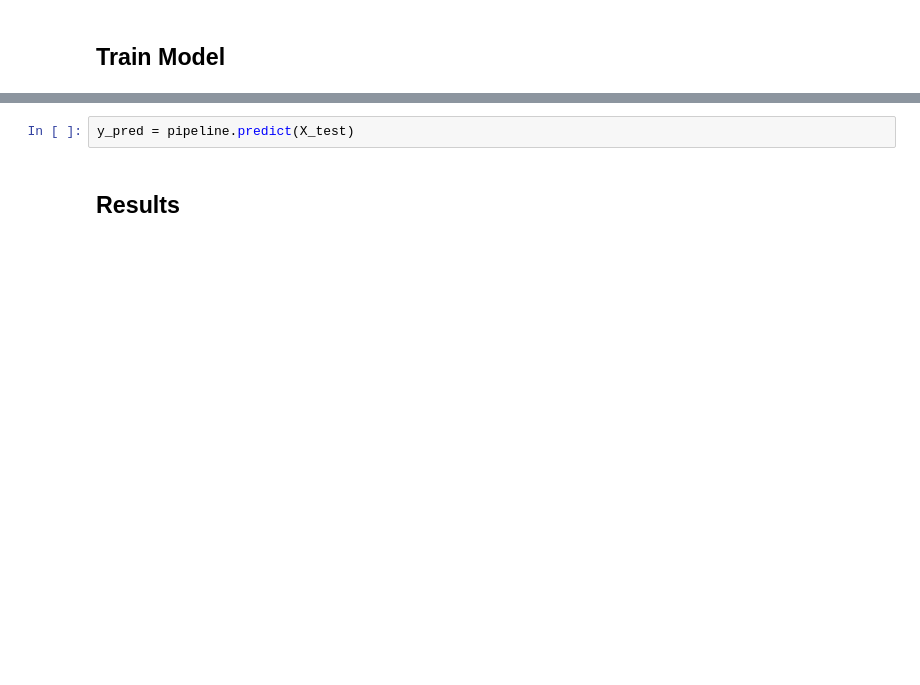
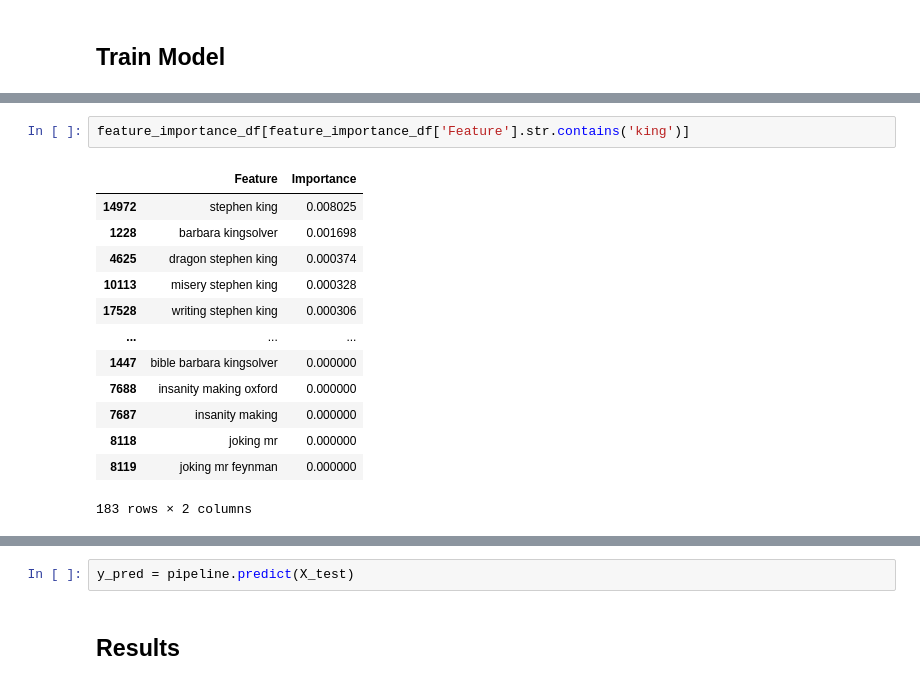
Before and after one commit to caseynator123/EDP_assigment2, a Jupyter notebook: ml/ml_analysis_dt.ipynb, the cells around one changed output, grey strips where cells are left out. Saved outputs shown, nothing was run; the diff lists cells and outputs as text; blank space fills up the shorter version.

```diff
--- a/ml/ml_analysis_dt.ipynb
+++ b/ml/ml_analysis_dt.ipynb
@@ -134,0 +169,16 @@ Pipeline(steps=[('preprocessor',
+# %%
+feature_importance_df[feature_importance_df['Feature'].str.contains('king')]
+# %% [output]
+|  | Feature | Importance |
+| 14972 | stephen king | 0.008025 |
+| 1228 | barbara kingsolver | 0.001698 |
+| 4625 | dragon stephen king | 0.000374 |
+| 10113 | misery stephen king | 0.000328 |
+| 17528 | writing stephen king | 0.000306 |
+| ... | ... | ... |
+| 1447 | bible barbara kingsolver | 0.000000 |
+| 7688 | insanity making oxford | 0.000000 |
+| 7687 | insanity making | 0.000000 |
+| 8118 | joking mr | 0.000000 |
+| 8119 | joking mr feynman | 0.000000 |
+183 rows × 2 columns
```
Also changed, not shown: parts of 17 cells of this notebook, 2 other files.
